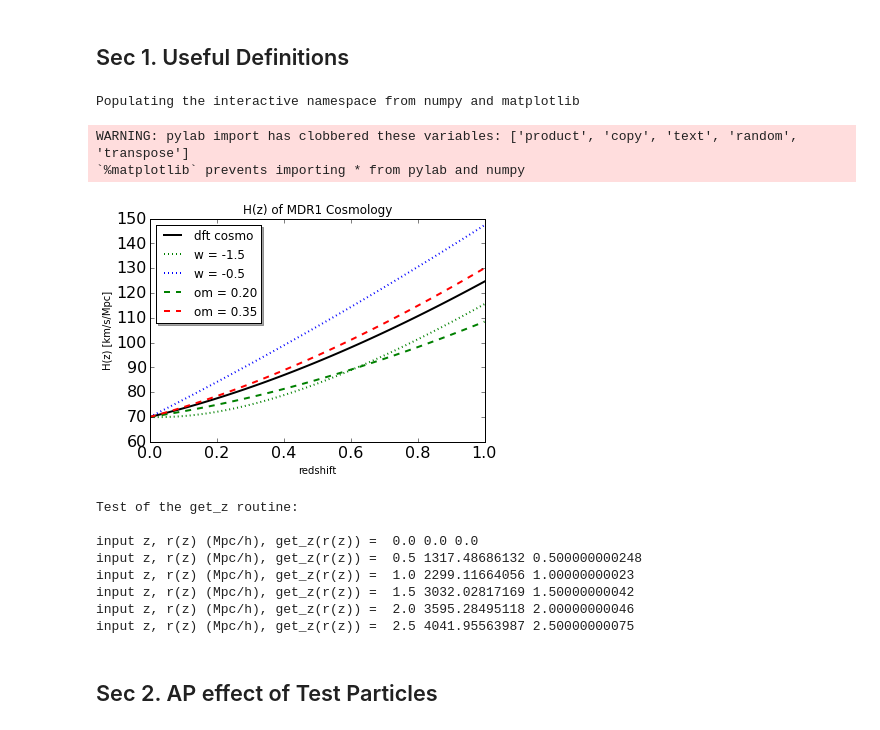
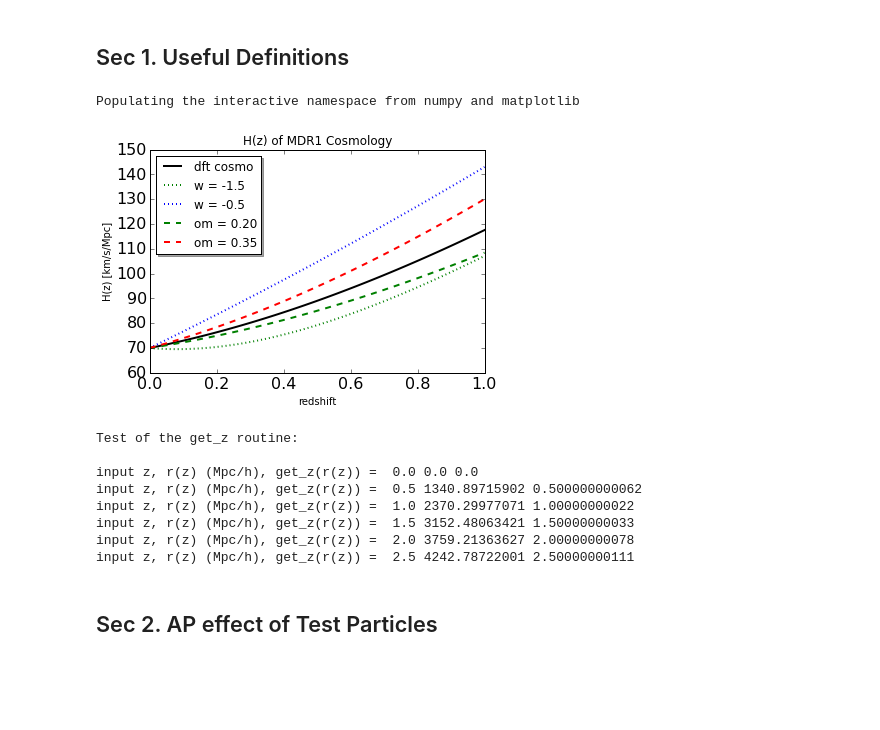
Before and after one commit to xiaodongli1986/2PCF_AP, a Jupyter notebook: 2pCF-Draft-xy_quan.ipynb, the cells around one changed output. Saved outputs shown, nothing was run; the diff lists cells and outputs as text; code cells hidden in the pictures; blank space fills up the shorter version.

```diff
--- a/2pCF-Draft-xy_quan.ipynb
+++ b/2pCF-Draft-xy_quan.ipynb
@@ -59,7 +59,7 @@ def FindRoot( f, f0, xl, xr, tol = 1e-6, maxstep=100 ):
 
 # MDR1 cosmological parameters (dft means default)
 
-h_dft=0.70; om_dft=0.31; omb_dft=0.0469; ns_dft=0.96; sigma8_dft=0.82; w_dft = -1.0;
+h_dft=0.70; om_dft=0.26; omb_dft=0.0469; ns_dft=0.96; sigma8_dft=0.82; w_dft = -1.0;
 
 # Hubble parameter in unit of km/s/Mpc
 
@@ -92,44 +92,42 @@ def get_z(omegam, w, h, given_comov_r, zl=0.0, zr=5.0):
 def km_to_Mpctoh(v, h):
     return v / (3.08567758e19) * h
 
 # plottings of H(z)
 
 X=np.linspace(0,1,100)
 Y=[ Hz(om_dft,  w_dft, h_dft, X[i]) for i in range(len(X)) ]
 plt.plot( X, Y, 'k', lw=2)
 Y=[ Hz(om_dft, -1.5, h_dft, X[i]) for i in range(len(X)) ]
 plt.plot( X, Y, 'g:', lw=2)
 Y=[ Hz(om_dft, -0.5, h_dft, X[i]) for i in range(len(X)) ]
 plt.plot( X, Y, 'b:', lw=2)
 Y=[ Hz(0.2, w_dft, h_dft, X[i]) for i in range(len(X)) ]
 plt.plot( X, Y, 'g--', lw=2)
 Y=[ Hz(0.35, w_dft, h_dft, X[i]) for i in range(len(X)) ]
 plt.plot( X, Y, 'r--', lw=2)
 plt.xlabel("redshift"); plt.ylabel("H(z) [km/s/Mpc]"); plt.title("H(z) of MDR1 Cosmology");
 plt.legend(('dft cosmo', 'w = -1.5', 'w = -0.5', 'om = 0.20', 'om = 0.35'), 'upper left', shadow=True)
 plt.show()
 
 # Test whether get_z can get the right z
 
 print 'Test of the get_z routine:\n'
 testz=0.0
 while testz < 3.0:
     testr=comov_r(om_dft, w_dft, h_dft, testz)
     print 'input z, r(z) (Mpc/h), get_z(r(z)) = ', testz, testr, get_z(om_dft, w_dft, h_dft, testr)
     testz +=0.5
 # %% [output]
 Populating the interactive namespace from numpy and matplotlib
+[figure, new version]
-WARNING: pylab import has clobbered these variables: ['product', 'copy', 'text', 'random', 'transpose']
-`%matplotlib` prevents importing * from pylab and numpy
+Test of the get_z routine:
+
+input z, r(z) (Mpc/h), get_z(r(z)) =  0.0 0.0 0.0
+input z, r(z) (Mpc/h), get_z(r(z)) =  0.5 1340.89715902 0.500000000062
+input z, r(z) (Mpc/h), get_z(r(z)) =  1.0 2370.29977071 1.00000000022
+input z, r(z) (Mpc/h), get_z(r(z)) =  1.5 3152.48063421 1.50000000033
+input z, r(z) (Mpc/h), get_z(r(z)) =  2.0 3759.21363627 2.00000000078
+input z, r(z) (Mpc/h), get_z(r(z)) =  2.5 4242.78722001 2.50000000111
-[figure, old version]
-Test of the get_z routine:
-
-input z, r(z) (Mpc/h), get_z(r(z)) =  0.0 0.0 0.0
-input z, r(z) (Mpc/h), get_z(r(z)) =  0.5 1317.48686132 0.500000000248
-input z, r(z) (Mpc/h), get_z(r(z)) =  1.0 2299.11664056 1.00000000023
-input z, r(z) (Mpc/h), get_z(r(z)) =  1.5 3032.02817169 1.50000000042
-input z, r(z) (Mpc/h), get_z(r(z)) =  2.0 3595.28495118 2.00000000046
-input z, r(z) (Mpc/h), get_z(r(z)) =  2.5 4041.95563987 2.50000000075
 # %% [markdown]
 ## Sec 2. AP effect of Test Particles
 # %%
```
Also changed, not shown: parts of 1 cell of this notebook, 14 other files.
